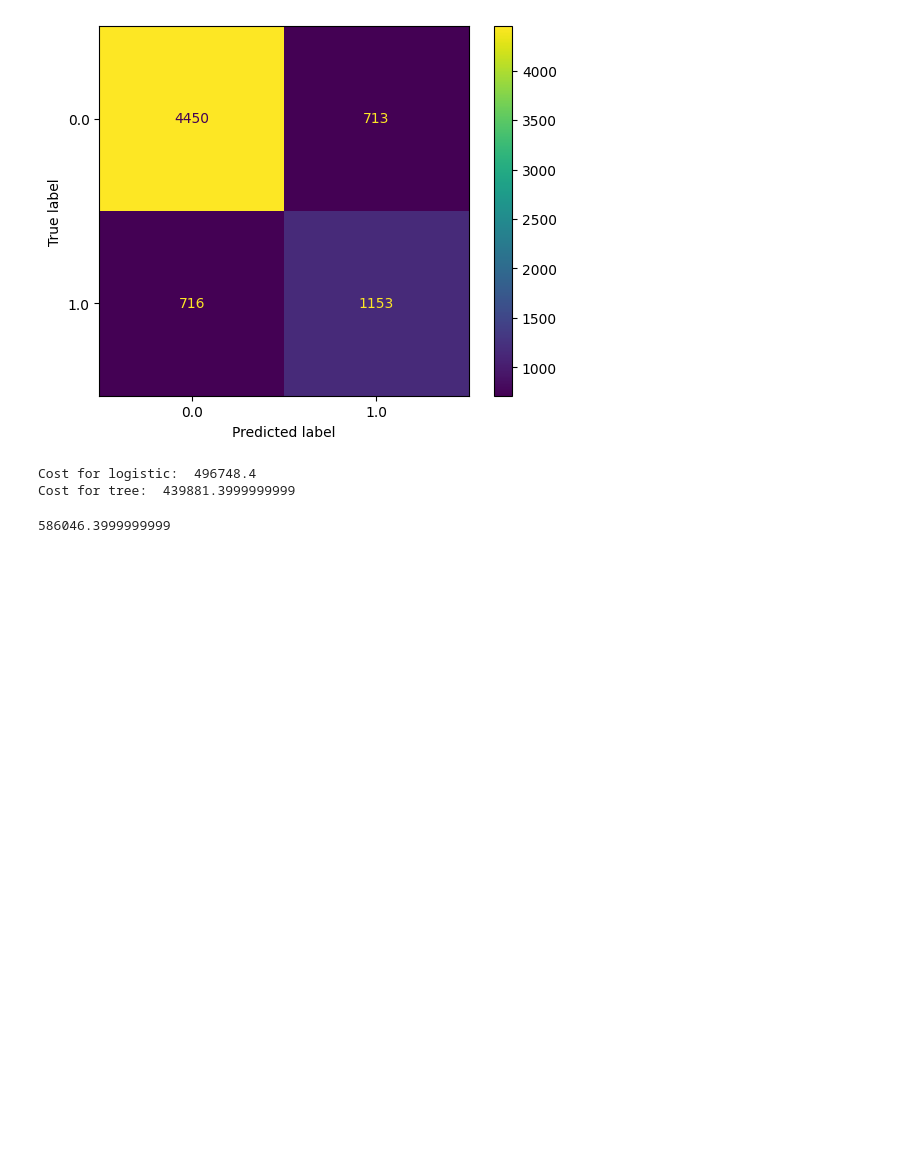
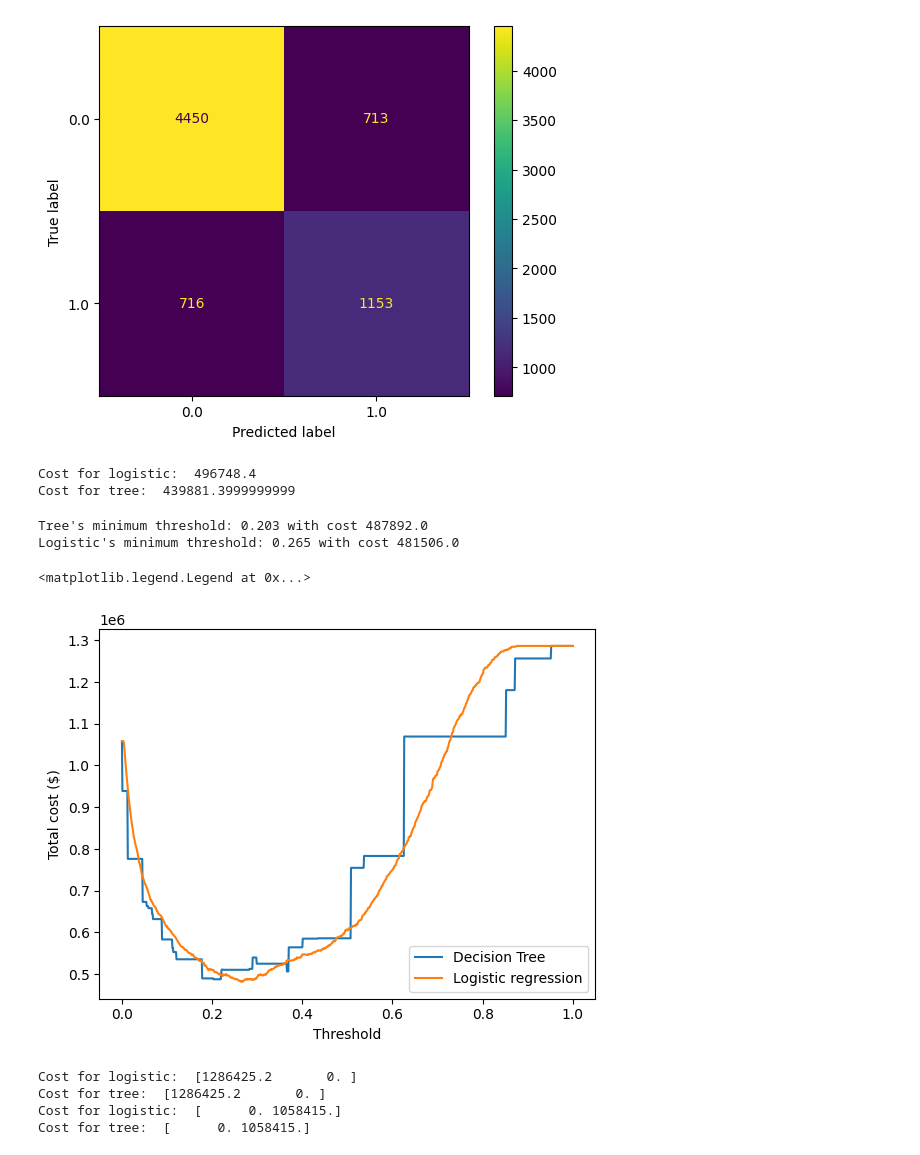
Before and after one commit to Rigbones/ISOM3360_Asg2, a Jupyter notebook: isom3360_asg2.ipynb, the cells around one changed output. Cells and saved outputs as stored; diff of their text form; code cells hidden in the pictures; blank space fills up the shorter version.

```diff
--- a/isom3360_asg2.ipynb
+++ b/isom3360_asg2.ipynb
@@ -639,7 +639,7 @@ print("Cost for tree: ", tree_CV.sum() - 205 * tree_CV.shape[0])
 Cost for logistic:  496748.4
 Cost for tree:  439881.3999999999
 # %%
-def calculate_cost(model, pred: np.ndarray):
+def calculate_cost(pred: np.ndarray):
 	"""
 	Calculates total cost of misclassification based on the cost matrix
 	"""
@@ -654,13 +654,57 @@ def calculate_cost(model, pred: np.ndarray):
 	# cost of misclassification
 	cost1 = CV.sum() - 205 * CV.shape[0]
 	cost2 = target_2.sum() * 205
-	return cost1 + cost2
+	return np.array([cost1, cost2])
 
 # find optimal threshold
+
+# get predicted probabilities
 tree_probits = tree.predict_proba(ds[:, 0:18])
-logistic_probits = tree.predict_proba((ds[:, 0:18] - ds[:, 0:18].mean(axis=0)) / ds[:, 0:18].std(axis=0))
+logistic_probits = logistic.predict_proba((ds[:, 0:18] - ds[:, 0:18].mean(axis=0)) / ds[:, 0:18].std(axis=0))
 
-for theta in np.linspace(0.00, 1.00, 101):
-	tree_probits
+# store costs for different values of theta
+threshold = np.linspace(0.00, 1.00, 1001)
+tree_cost = []
+logistic_cost = []
+
+for theta in threshold:
+	tree_pred = (tree_probits[:, 1] >= theta) * 1
+	logistic_pred = (logistic_probits[:, 1] >= theta) * 1
+	tree_cost.append(calculate_cost(tree_pred).sum())
+	logistic_cost.append(calculate_cost(logistic_pred).sum())
+
+# NumPy supremity
+tree_cost = np.array(tree_cost)
+logistic_cost = np.array(logistic_cost)
+
+# minimum cost threshold is...
+print("Tree's minimum threshold:", threshold[np.argmin(tree_cost)], "with cost", np.min(tree_cost))
+print("Logistic's minimum threshold:", threshold[np.argmin(logistic_cost)], "with cost", np.min(logistic_cost))
 # %% [output]
-586046.3999999999
+Tree's minimum threshold: 0.203 with cost 487892.0
+Logistic's minimum threshold: 0.265 with cost 481506.0
+# %%
+plt.plot(threshold, tree_cost, label="Decision Tree")
+plt.plot(threshold, logistic_cost, label="Logistic regression")
+plt.xlabel("Threshold")
+plt.ylabel("Total cost ($)")
+plt.legend(loc="lower right")
+# %% [output]
+<matplotlib.legend.Legend at 0x...>
+[figure, added]
+# %%
+# baseline model
+n_samples = ds.shape[0] # 7032
+
+# predict everything as 0
+print("Cost for logistic: ", calculate_cost(pred=np.zeros(n_samples)))
+print("Cost for tree: ", calculate_cost(pred=np.zeros(n_samples)))
+
+# predict everything as 1
+print("Cost for logistic: ", calculate_cost(pred=np.ones(n_samples)))
+print("Cost for tree: ", calculate_cost(pred=np.ones(n_samples)))
+# %% [output]
+Cost for logistic:  [1286425.2       0. ]
+Cost for tree:  [1286425.2       0. ]
+Cost for logistic:  [      0. 1058415.]
+Cost for tree:  [      0. 1058415.]
```
Also changed, not shown: 2 other files.
